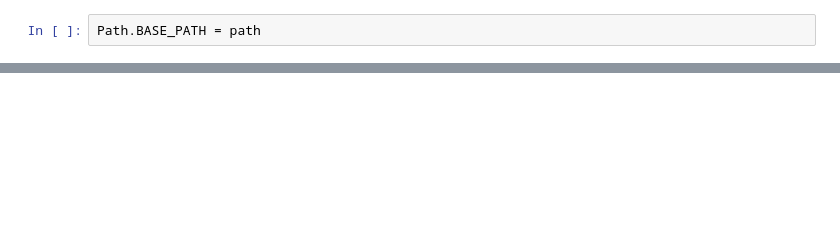
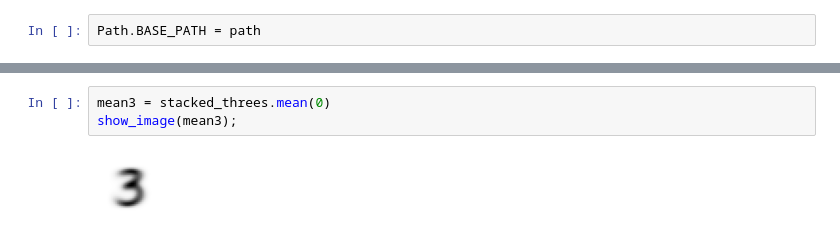
Before and after one commit to i-SanMartin/FastAI, a Jupyter notebook: 04_MNIST_Basics/Basic_Baseline.ipynb, the cells around one changed output, grey strips where cells are left out. Cells and saved outputs as stored; diff of their text form; blank space fills up the shorter version.

```diff
--- a/04_MNIST_Basics/Basic_Baseline.ipynb
+++ b/04_MNIST_Basics/Basic_Baseline.ipynb
@@ -33,0 +111,5 @@ im3
+# %%
+mean3 = stacked_threes.mean(0)
+show_image(mean3);
+# %% [output]
+[figure, added]
```
Also changed, not shown: parts of 22 cells of this notebook.
